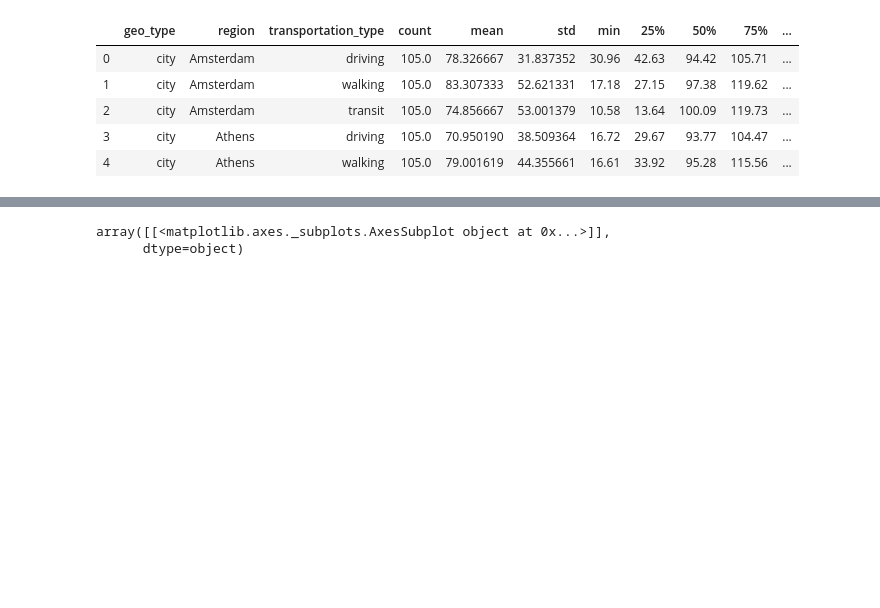
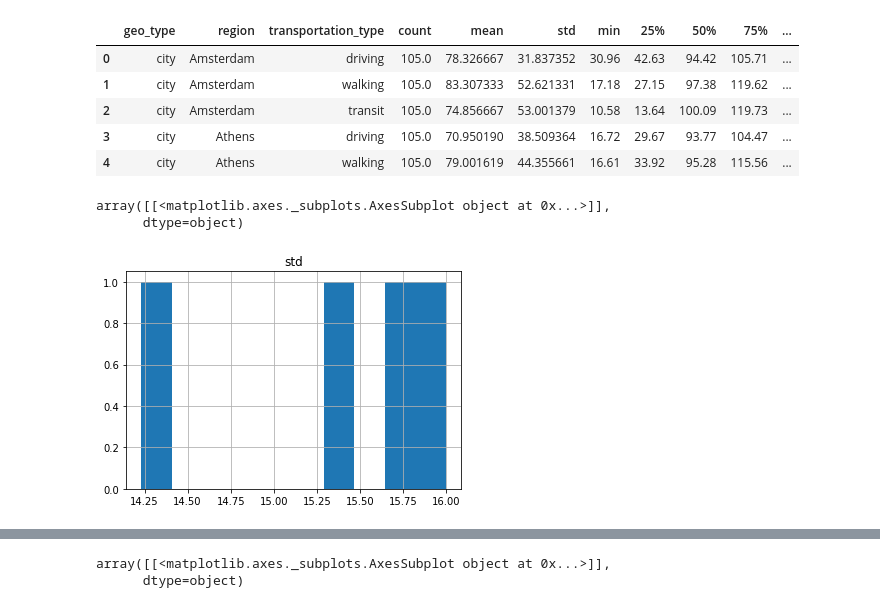
Before and after one commit to rockhound03/CovidDataExplore, a Jupyter notebook: Covid_analytics.ipynb, the cells around one changed output, grey strips where cells are left out. Drawn from its saved outputs; the diff is of its cells as text; code cells hidden in the pictures; blank space fills up the shorter version.

```diff
--- a/Covid_analytics.ipynb
+++ b/Covid_analytics.ipynb
@@ -161,3 +161,11 @@ stats_df.head(5)
 | 2 | city | Amsterdam | transit | 105.0 | 74.856667 | 53.001379 | 10.58 | 13.64 | 100.09 | 119.73 | ... |
 | 3 | city | Athens | driving | 105.0 | 70.950190 | 38.509364 | 16.72 | 29.67 | 93.77 | 104.47 | ... |
 | 4 | city | Athens | walking | 105.0 | 79.001619 | 44.355661 | 16.61 | 33.92 | 95.28 | 115.56 | ... |
+# %%
+below_std = stats_df.loc[stats_df['std'] < 17]
+# %%
+below_std.hist(column='std')
+# %% [output]
+array([[<matplotlib.axes._subplots.AxesSubplot object at 0x...>]],
+      dtype=object)
+[figure, added]
```
Also changed, not shown: parts of 30 cells of this notebook.
